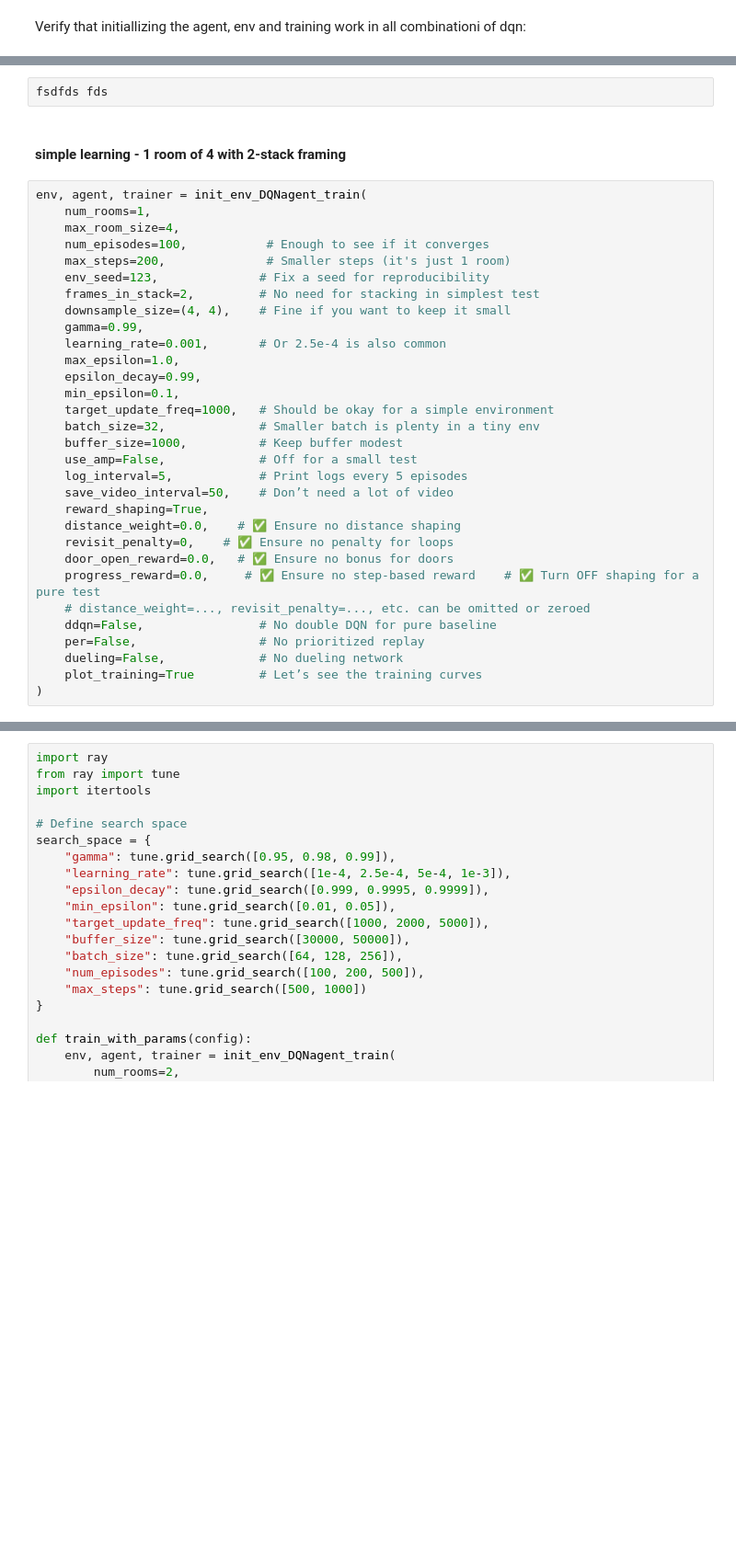
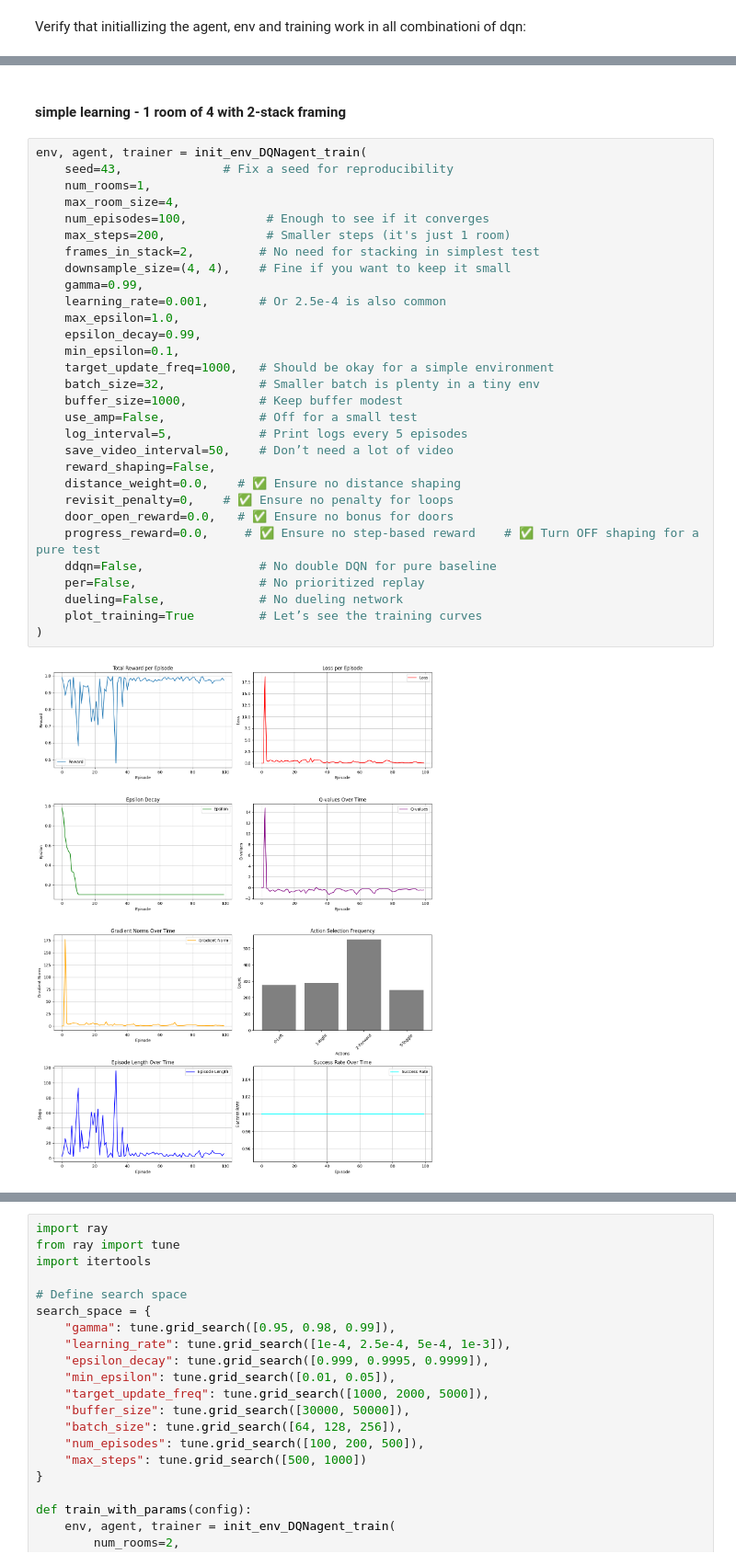
Before and after one commit to yGit741/RL-final, a Jupyter notebook: final_project_training_204266191_318947470.ipynb, the cells around one changed output, grey strips where cells are left out. Shown at 92% size. Cells and saved outputs as stored; diff of their text form; blank space fills up the shorter version.

```diff
--- a/final_project_training_204266191_318947470.ipynb
+++ b/final_project_training_204266191_318947470.ipynb
@@ -2526,37 +2574,36 @@ KeyboardInterrupt:
-# %%
-fsdfds fds
 # %% [markdown]
 #### simple learning - 1 room of 4 with 2-stack framing
 # %%
 env, agent, trainer = init_env_DQNagent_train(
+    seed=43,              # Fix a seed for reproducibility
     num_rooms=1,
     max_room_size=4,
     num_episodes=100,           # Enough to see if it converges
     max_steps=200,              # Smaller steps (it's just 1 room)
-    env_seed=123,              # Fix a seed for reproducibility
     frames_in_stack=2,         # No need for stacking in simplest test
     downsample_size=(4, 4),    # Fine if you want to keep it small
     gamma=0.99,
     learning_rate=0.001,       # Or 2.5e-4 is also common
     max_epsilon=1.0,
     epsilon_decay=0.99,
     min_epsilon=0.1,
     target_update_freq=1000,   # Should be okay for a simple environment
     batch_size=32,             # Smaller batch is plenty in a tiny env
     buffer_size=1000,          # Keep buffer modest
     use_amp=False,             # Off for a small test
     log_interval=5,            # Print logs every 5 episodes
     save_video_interval=50,    # Don’t need a lot of video
-    reward_shaping=True,
+    reward_shaping=False,
     distance_weight=0.0,    # ✅ Ensure no distance shaping
     revisit_penalty=0,    # ✅ Ensure no penalty for loops
     door_open_reward=0.0,   # ✅ Ensure no bonus for doors
     progress_reward=0.0,     # ✅ Ensure no step-based reward    # ✅ Turn OFF shaping for a pure test
-    # distance_weight=..., revisit_penalty=..., etc. can be omitted or zeroed
     ddqn=False,                # No double DQN for pure baseline
     per=False,                 # No prioritized replay
     dueling=False,             # No dueling network
     plot_training=True         # Let’s see the training curves
 )
+# %% [output]
+[figure, added]
 # %%
 env, agent, trainer = init_env_DQNagent_train(
```
Also changed, not shown: parts of 16 cells of this notebook.
